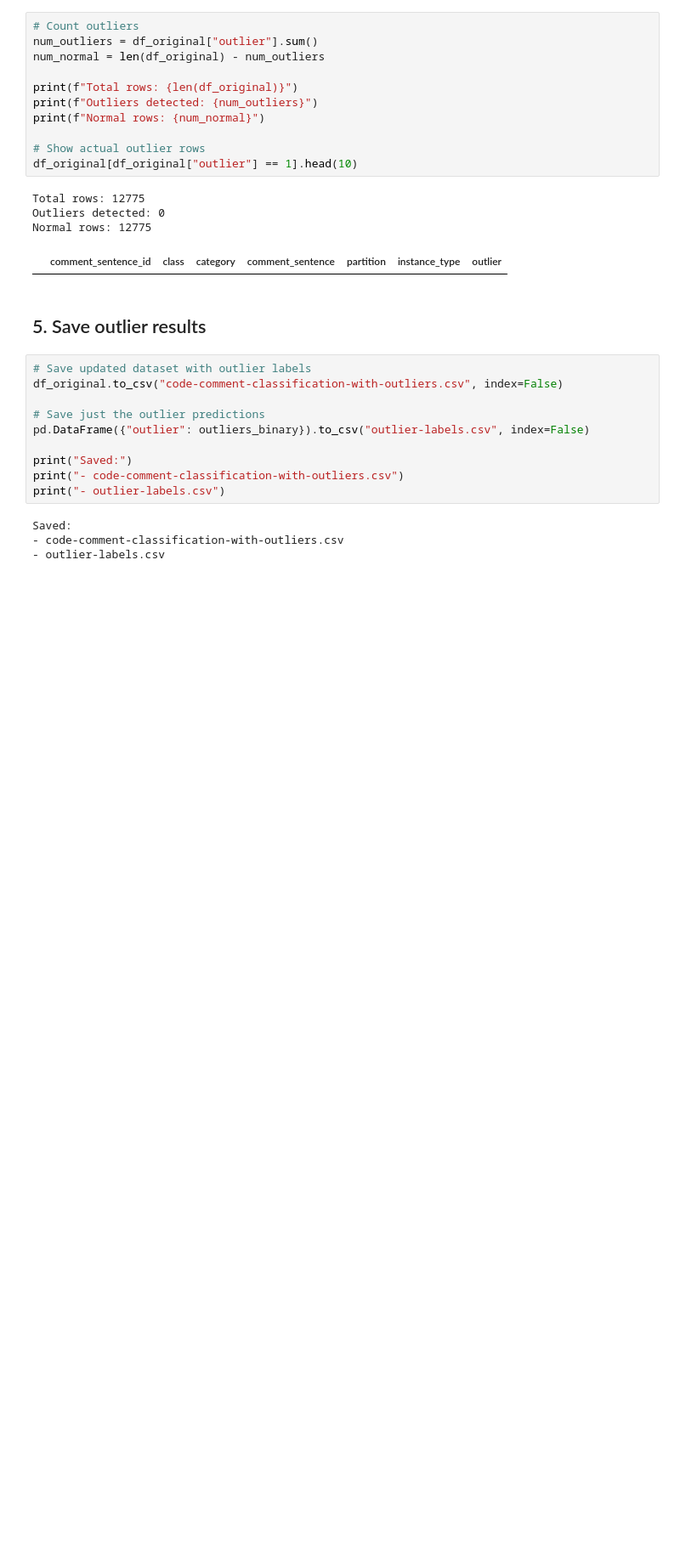
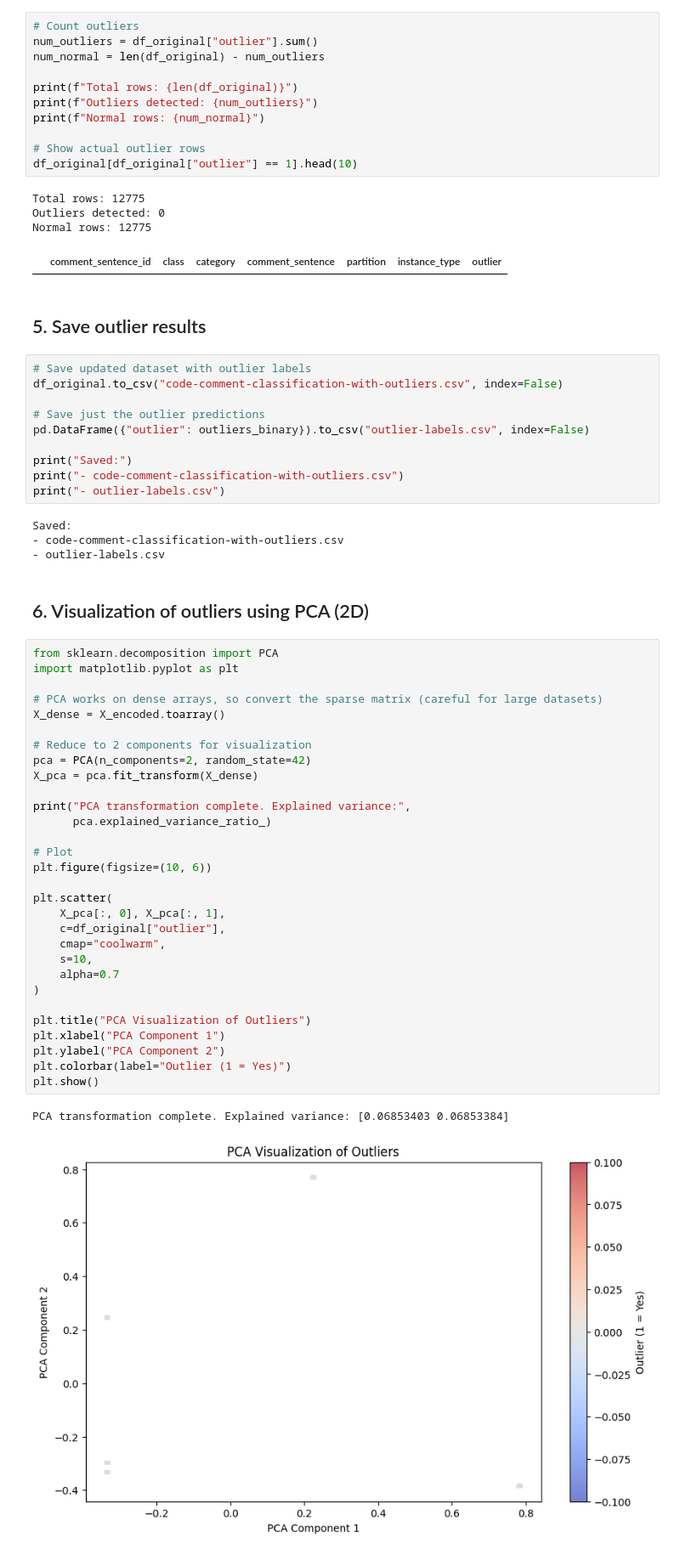
Before and after one commit to LucaFraMacera/ML4SE-2025-Project, a Jupyter notebook: outliers_detection.ipynb, the cells around one changed output. Shown at 85% size. Drawn from its saved outputs; the diff is of its cells as text; blank space fills up the shorter version.

Commit message:
improved outliers detection python notebook

```diff
--- a/outliers_detection.ipynb
+++ b/outliers_detection.ipynb
@@ -108,3 +112,38 @@ print("- outlier-labels.csv")
 Saved:
 - code-comment-classification-with-outliers.csv
 - outlier-labels.csv
+# %% [markdown]
+## 6. Visualization of outliers using PCA (2D)
+# %%
+from sklearn.decomposition import PCA
+import matplotlib.pyplot as plt
+
+# PCA works on dense arrays, so convert the sparse matrix (careful for large datasets)
+X_dense = X_encoded.toarray()
+
+# Reduce to 2 components for visualization
+pca = PCA(n_components=2, random_state=42)
+X_pca = pca.fit_transform(X_dense)
+
+print("PCA transformation complete. Explained variance:",
+      pca.explained_variance_ratio_)
+
+# Plot
+plt.figure(figsize=(10, 6))
+
+plt.scatter(
+    X_pca[:, 0], X_pca[:, 1],
+    c=df_original["outlier"],
+    cmap="coolwarm",
+    s=10,
+    alpha=0.7
+)
+
+plt.title("PCA Visualization of Outliers")
+plt.xlabel("PCA Component 1")
+plt.ylabel("PCA Component 2")
+plt.colorbar(label="Outlier (1 = Yes)")
+plt.show()
+# %% [output]
+PCA transformation complete. Explained variance: [0.06853403 0.06853384]
+[figure, added]
```
Also changed, not shown: parts of 7 cells of this notebook, 2 other files.
